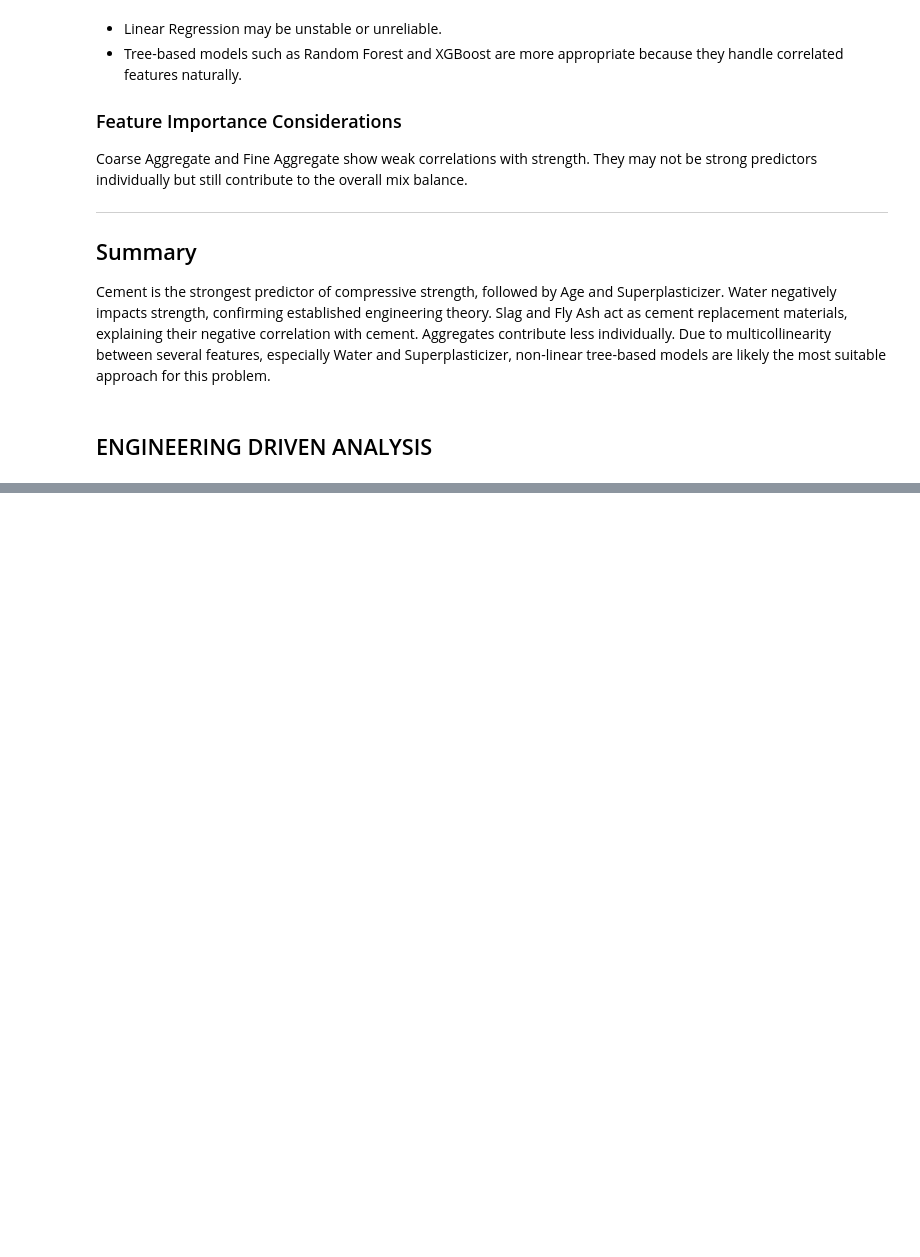
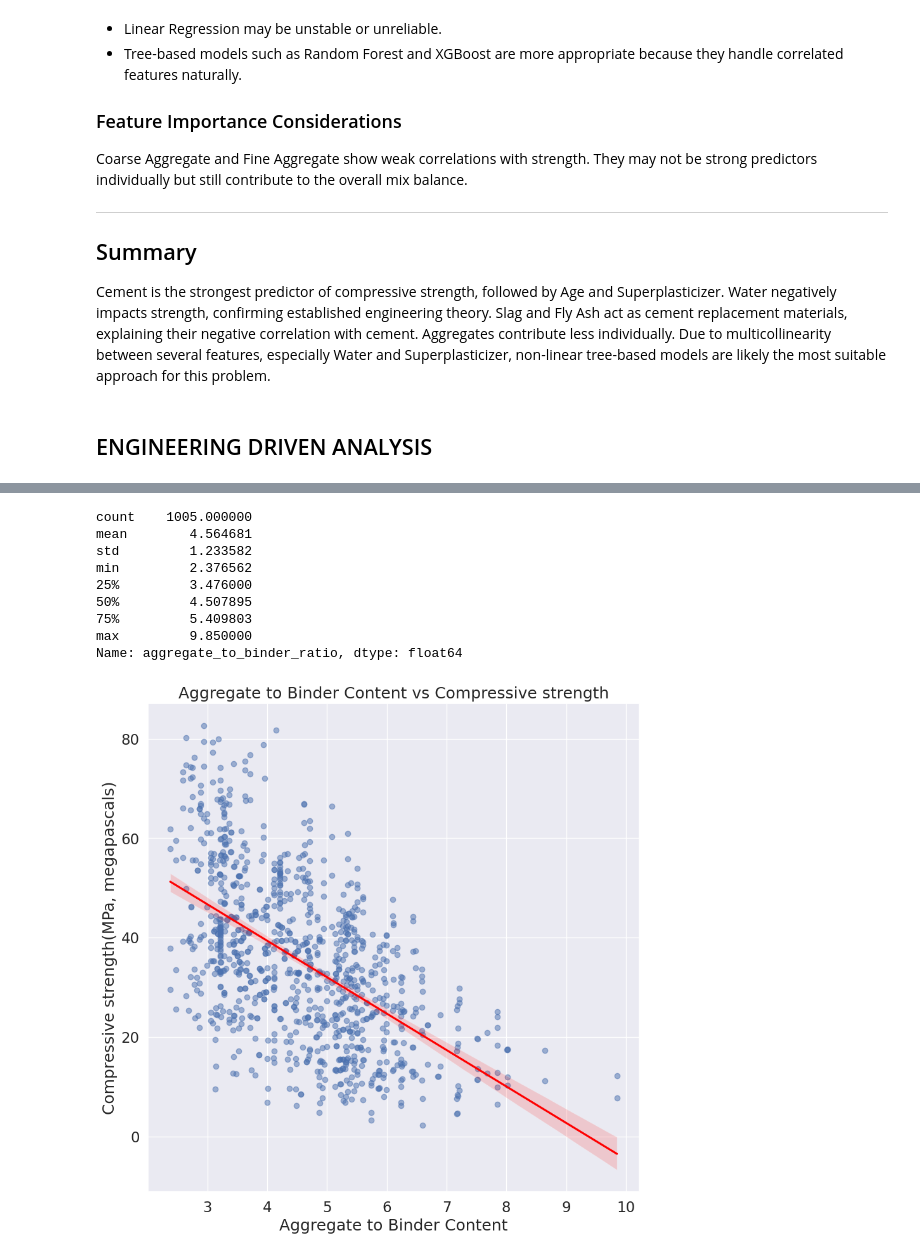
Before and after one commit to Darlene-13/concrete_strength_prediction, a Jupyter notebook: notebooks/01_EDA.ipynb, the cells around one changed output, grey strips where cells are left out. Drawn from its saved outputs; the diff is of its cells as text; code cells hidden in the pictures; blank space fills up the shorter version.

```diff
--- a/notebooks/01_EDA.ipynb
+++ b/notebooks/01_EDA.ipynb
@@ -370,0 +525,33 @@ Cement is the strongest predictor of compressive strength, followed by Age and S
+# %%
+# 3. Aggregate to Binder Ratio
+# Concrete is basically paste made up of (binder + water) plus aggregates (sand + gravel)
+# They should always be in the right ratio.
+df.columns.str.strip()
+df["total_aggregate_quantity"] = df["Coarse Aggregate  (component 6)(kg in a m^3 mixture)"] + df["Fine Aggregate (component 7)(kg in a m^3 mixture)"]
+# Ratio feature
+df["aggregate_to_binder_ratio"] = df["total_aggregate_quantity"] / df["total_binder_content"]
+print(df["aggregate_to_binder_ratio"].describe())
+
+# Plotting against CS
+plt.figure(figsize = (10,10))
+sns.regplot(
+    x = df["aggregate_to_binder_ratio"],
+    y = df["Concrete compressive strength(MPa, megapascals)"],
+    scatter_kws = {'alpha':0.5},
+    line_kws = {'color':'red'},
+)
+plt.title("Aggregate to Binder Content vs Compressive strength")
+plt.xlabel("Aggregate to Binder Content")
+plt.ylabel("Compressive strength(MPa, megapascals)")
+plt.show()
+# %% [output]
+count    1005.000000
+mean        4.564681
+std         1.233582
+min         2.376562
+25%         3.476000
+50%         4.507895
+75%         5.409803
+max         9.850000
+Name: aggregate_to_binder_ratio, dtype: float64
+[figure, added]
```
Also changed, not shown: parts of 8 cells of this notebook, 3 other files.
